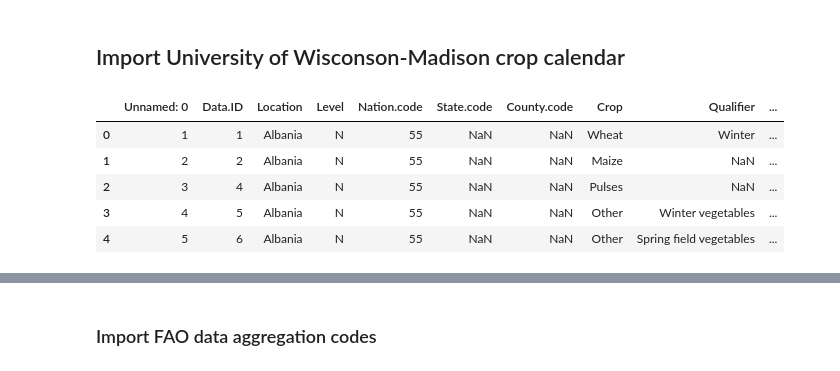
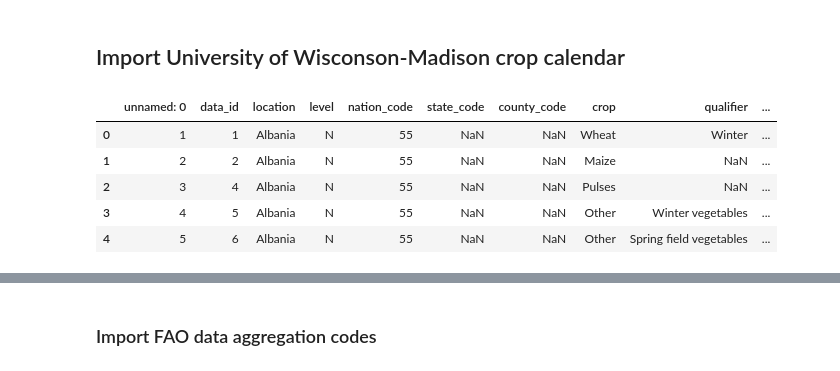
Before and after one commit to Donal-Flanagan/WBS_coding_school_data_science_bootcamp, a Jupyter notebook: climate_change_project/crop_yield_preprocessing_normalized.ipynb, the cells around one changed output, grey strips where cells are left out. Cells and saved outputs as stored; diff of their text form; code cells hidden in the pictures.

```diff
--- a/climate_change_project/crop_yield_preprocessing_normalized.ipynb
+++ b/climate_change_project/crop_yield_preprocessing_normalized.ipynb
@@ -303,15 +96,16 @@ for country in noaa_countries
 # %% [markdown]
 ## Import University of Wisconson-Madison crop calendar
 # %%
-
 crop_calendar_file_path = "./data/"
 
 # Load the crop calendar
 file_name = 'crop_calendar_uni_wisconsin_madison'
 unprocessed_uwm_crop_calendar = pd.read_csv(f"{crop_calendar_file_path}{file_name}.csv")
+unprocessed_uwm_crop_calendar.columns = unprocessed_uwm_crop_calendar.columns.str.replace('.','_').str.lower()
+
 unprocessed_uwm_crop_calendar.head()
 # %% [output]
-|  | Unnamed: 0 | Data.ID | Location | Level | Nation.code | State.code | County.code | Crop | Qualifier | ... |
+|  | unnamed: 0 | data_id | location | level | nation_code | state_code | county_code | crop | qualifier | ... |
 | 0 | 1 | 1 | Albania | N | 55 | NaN | NaN | Wheat | Winter | ... |
 | 1 | 2 | 2 | Albania | N | 55 | NaN | NaN | Maize | NaN | ... |
 | 2 | 3 | 4 | Albania | N | 55 | NaN | NaN | Pulses | NaN | ... |
```
Also changed, not shown: parts of 37 cells of this notebook, 43 other files.
